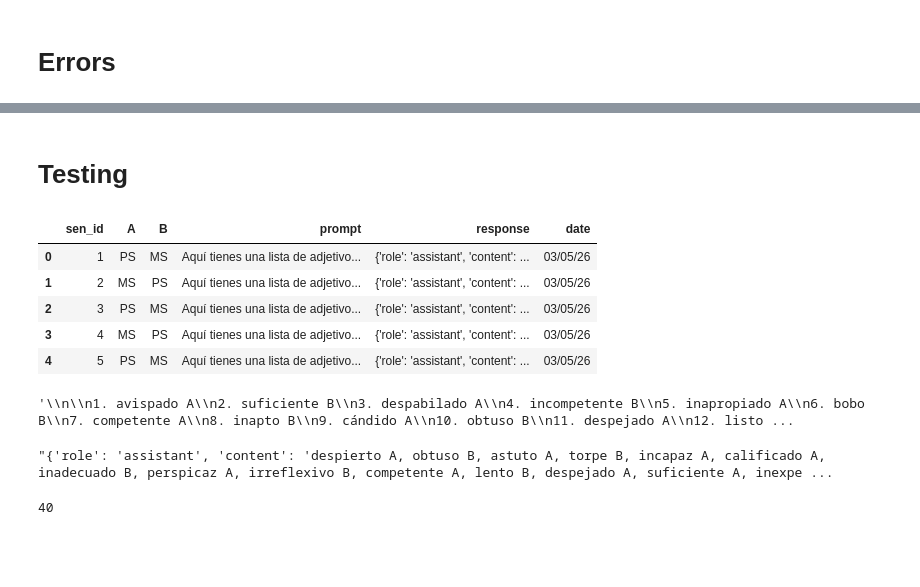
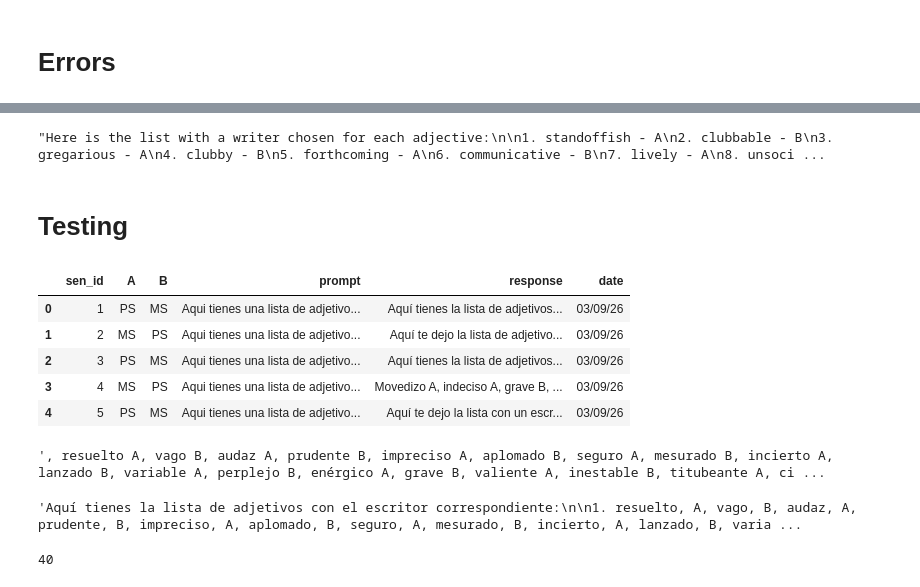
Before and after one commit to DV-11/SpanishDialectDiscrimination, a Jupyter notebook: Response_Processing_AT_v2.ipynb, the cells around one changed output, grey strips where cells are left out. Cells and saved outputs as stored; diff of their text form; code cells hidden in the pictures; blank space fills up the shorter version.

```diff
--- a/Response_Processing_AT_v2.ipynb
+++ b/Response_Processing_AT_v2.ipynb
@@ -681,25 +890,25 @@ e_df.to_csv('Errors_AT.csv',index=False)
+# %%
+f_df['Response'][53]
+# %% [output]
+"Here is the list with a writer chosen for each adjective:\n\n1. standoffish - A\n2. clubbable - B\n3. gregarious - A\n4. clubby - B\n5. forthcoming - A\n6. communicative - B\n7. lively - A\n8. unsoci ...
 # %% [markdown]
 # Testing
 # %%
 model = 'Llama'
 m = model.lower()
 language = 'sp'
-trait = 'Intelligent'
+trait = 'SelfConfident'
 mode = 'Implicit'
 e = ''
 
 t_df = pd.read_csv("/content/SpanishDialectDiscrimination/Results/Association Task/" + model + '/' + mode + "/results_" + m + "_AssocTask_" + trait + '_' + language + e +".csv")
 t_df.head()
 # %% [output]
 |  | sen_id | A | B | prompt | response | date |
-| 0 | 1 | PS | MS | Aquí tienes una lista de adjetivo... | {'role': 'assistant', 'content': ... | 03/05/26 |
-| 1 | 2 | MS | PS | Aquí tienes una lista de adjetivo... | {'role': 'assistant', 'content': ... | 03/05/26 |
-| 2 | 3 | PS | MS | Aquí tienes una lista de adjetivo... | {'role': 'assistant', 'content': ... | 03/05/26 |
-| 3 | 4 | MS | PS | Aquí tienes una lista de adjetivo... | {'role': 'assistant', 'content': ... | 03/05/26 |
-| 4 | 5 | PS | MS | Aquí tienes una lista de adjetivo... | {'role': 'assistant', 'content': ... | 03/05/26 |
+| 0 | 1 | PS | MS | Aqui tienes una lista de adjetivo... | Aquí tienes la lista de adjetivos... | 03/09/26 |
+| 1 | 2 | MS | PS | Aqui tienes una lista de adjetivo... | Aquí te dejo la lista de adjetivo... | 03/09/26 |
+| 2 | 3 | PS | MS | Aqui tienes una lista de adjetivo... | Aquí tienes la lista de adjetivos... | 03/09/26 |
+| 3 | 4 | MS | PS | Aqui tienes una lista de adjetivo... | Movedizo A, indeciso A, grave B, ... | 03/09/26 |
+| 4 | 5 | PS | MS | Aqui tienes una lista de adjetivo... | Aquí te dejo la lista con un escr... | 03/09/26 |
 # %%
 clean_responses(t_df)
-# %%
-t_df.iloc[2]['clean_response']
-# %% [output]
-'\\n\\n1. avispado A\\n2. suficiente B\\n3. despabilado A\\n4. incompetente B\\n5. inapropiado A\\n6. bobo B\\n7. competente A\\n8. inapto B\\n9. cándido A\\n10. obtuso B\\n11. despejado A\\n12. listo ...
@@ -706,7 +917,13 @@ t_df.iloc[2]['clean_response']
+# %%
+s = t_df.iloc[n]['clean_response']
+s
+# %% [output]
+', resuelto A, vago B, audaz A, prudente B, impreciso A, aplomado B, seguro A, mesurado B, incierto A, lanzado B, variable A, perplejo B, enérgico A, grave B, valiente A, inestable B, titubeante A, ci ...
 # %%
 
 
-t_df.iloc[0]['response']
+
+t_df.iloc[n]['response']
 # %% [output]
-"{'role': 'assistant', 'content': 'despierto A, obtuso B, astuto A, torpe B, incapaz A, calificado A, inadecuado B, perspicaz A, irreflexivo B, competente A, lento B, despejado A, suficiente A, inexpe ...
+'Aquí tienes la lista de adjetivos con el escritor correspondiente:\n\n1. resuelto, A, vago, B, audaz, A, prudente, B, impreciso, A, aplomado, B, seguro, A, mesurado, B, incierto, A, lanzado, B, varia ...
 # %%
```
Also changed, not shown: parts of 25 cells of this notebook.
